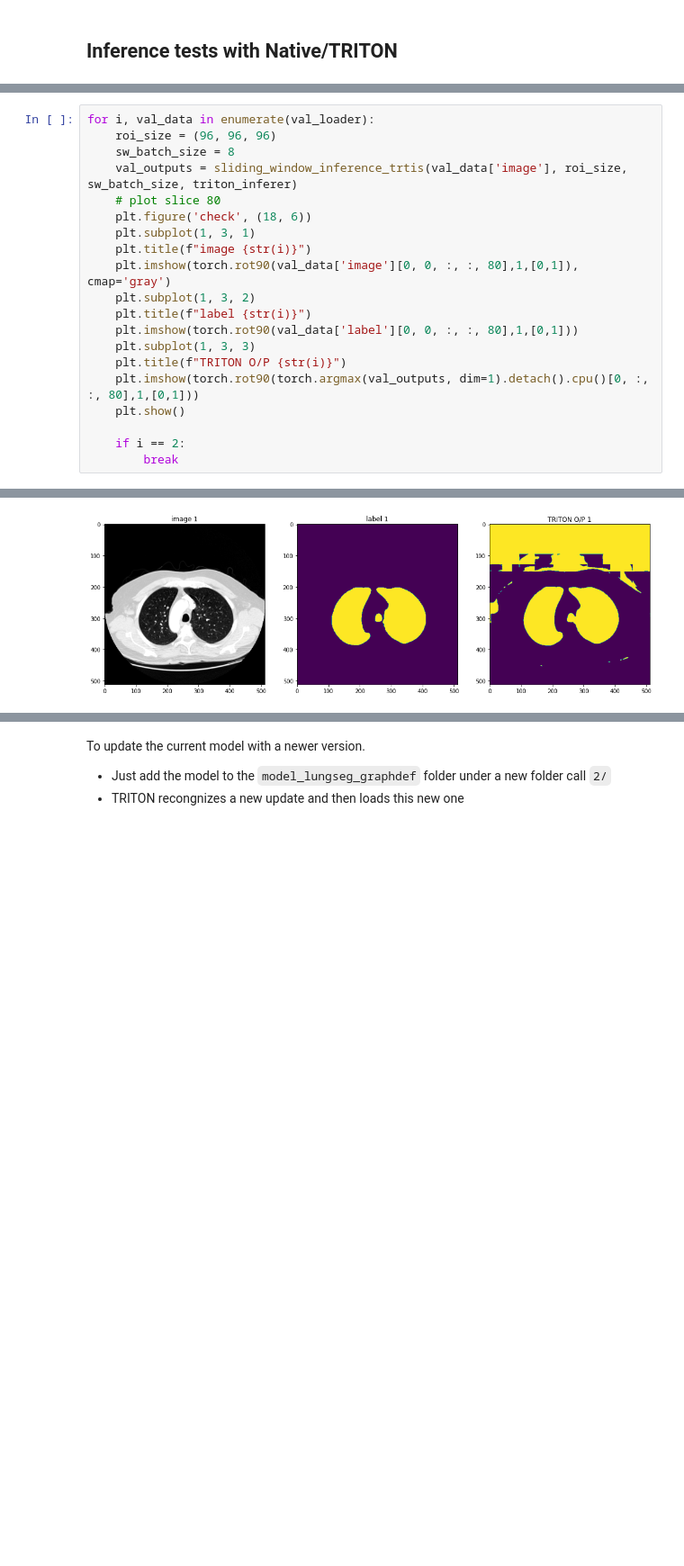
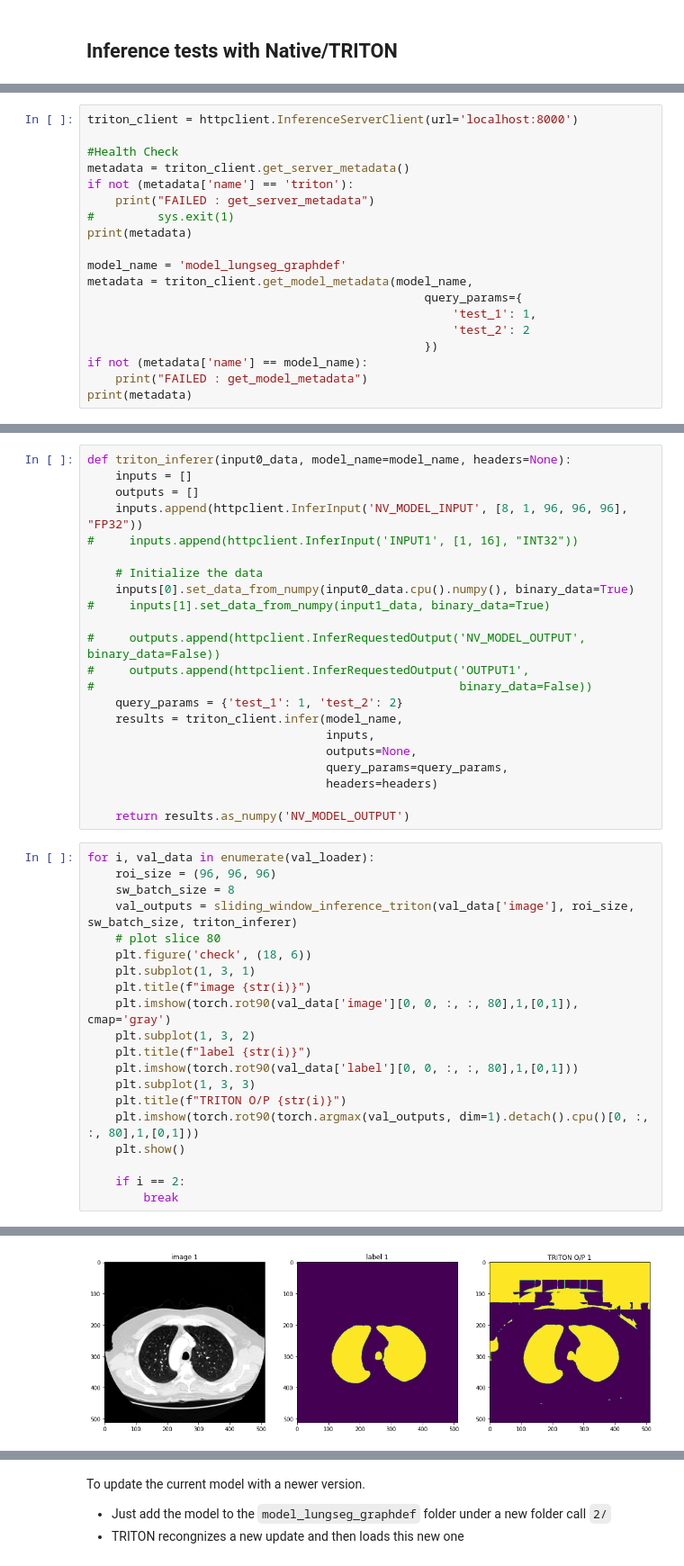
Before and after one commit to NVIDIA/healthcare-on-tap-TRT-TRITON-demo, a Jupyter notebook: NB3_lung_segmentation_3d.ipynb, the cells around one changed output, grey strips where cells are left out. Shown at 90% size. Cells and saved outputs as stored; diff of their text form; blank space fills up the shorter version.

Commit message:
Adding changes for TRITON V2 API

```diff
--- a/NB3_lung_segmentation_3d.ipynb
+++ b/NB3_lung_segmentation_3d.ipynb
@@ -110,0 +103,19 @@ def triton_inferer(batch):
+# %%
+triton_client = httpclient.InferenceServerClient(url='localhost:8000')
+
+#Health Check
+metadata = triton_client.get_server_metadata()
+if not (metadata['name'] == 'triton'):
+    print("FAILED : get_server_metadata")
+#         sys.exit(1)
+print(metadata)
+
+model_name = 'model_lungseg_graphdef'
+metadata = triton_client.get_model_metadata(model_name,
+                                                query_params={
+                                                    'test_1': 1,
+                                                    'test_2': 2
+                                                })
+if not (metadata['name'] == model_name):
+    print("FAILED : get_model_metadata")
+print(metadata)
@@ -111,8 +125,30 @@ def triton_inferer(batch):
+# %%
+def triton_inferer(input0_data, model_name=model_name, headers=None):
+    inputs = []
+    outputs = []
+    inputs.append(httpclient.InferInput('NV_MODEL_INPUT', [8, 1, 96, 96, 96], "FP32"))
+#     inputs.append(httpclient.InferInput('INPUT1', [1, 16], "INT32"))
+
+    # Initialize the data
+    inputs[0].set_data_from_numpy(input0_data.cpu().numpy(), binary_data=True)
+#     inputs[1].set_data_from_numpy(input1_data, binary_data=True)
+
+#     outputs.append(httpclient.InferRequestedOutput('NV_MODEL_OUTPUT', binary_data=False))
+#     outputs.append(httpclient.InferRequestedOutput('OUTPUT1',
+#                                                    binary_data=False))
+    query_params = {'test_1': 1, 'test_2': 2}
+    results = triton_client.infer(model_name,
+                                  inputs,
+                                  outputs=None,
+                                  query_params=query_params,
+                                  headers=headers)
+
+    return results.as_numpy('NV_MODEL_OUTPUT')
 # %%
 for i, val_data in enumerate(val_loader):
     roi_size = (96, 96, 96)
     sw_batch_size = 8
-    val_outputs = sliding_window_inference_trtis(val_data['image'], roi_size, sw_batch_size, triton_inferer)
+    val_outputs = sliding_window_inference_triton(val_data['image'], roi_size, sw_batch_size, triton_inferer)
     # plot slice 80
     plt.figure('check', (18, 6))
     plt.subplot(1, 3, 1)
@@ -133 +169 @@ for i, val_data in enumerate(val_loader):
-[figure, old version]
+[figure, new version]
```
Also changed, not shown: parts of 10 cells of this notebook, 9 other files.
